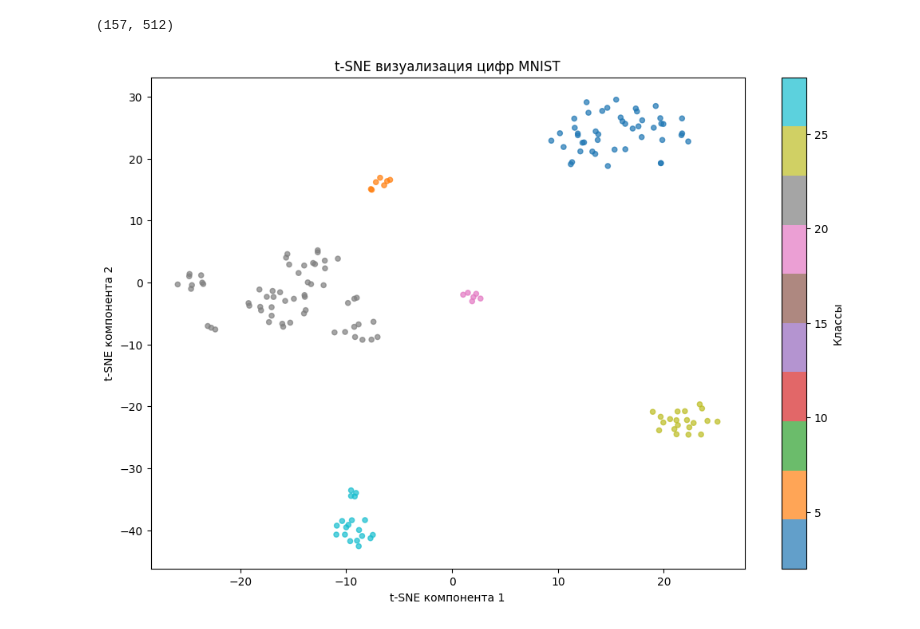
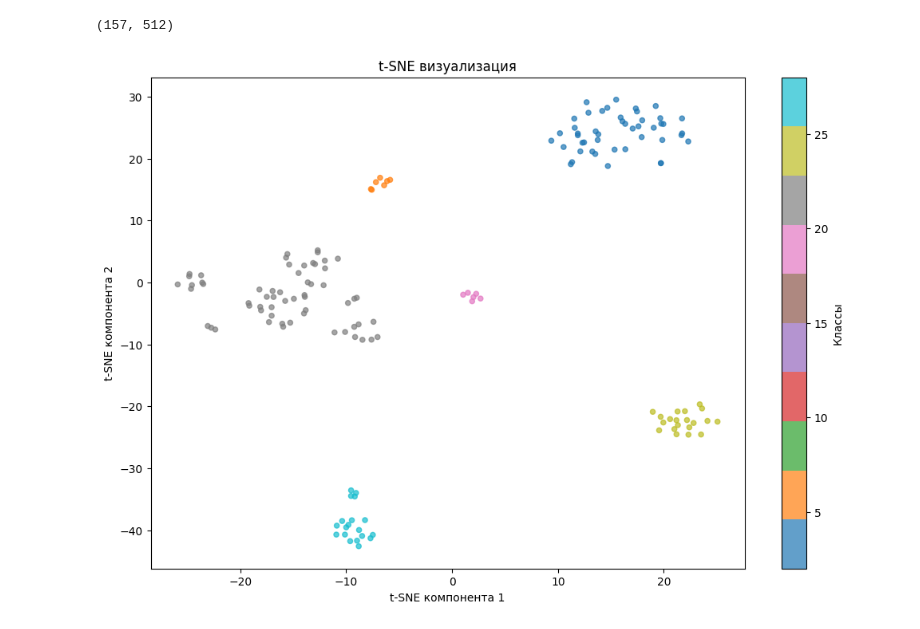
Before and after one commit to Impohimoza/Person-embedding-by-cloth, a Jupyter notebook: Person Embedding Test.ipynb, the cells around one changed output. Drawn from its saved outputs; the diff is of its cells as text; code cells hidden in the pictures.

```diff
--- a/Person Embedding Test.ipynb
+++ b/Person Embedding Test.ipynb
@@ -289,15 +286,15 @@ X.shape
 # %%
 tsne = TSNE(n_components=2, random_state=42, perplexity=13)
 X_tsne = tsne.fit_transform(X)
 
 # Визуализируем с цветами по классам
 plt.figure(figsize=(12, 8))
 scatter = plt.scatter(X_tsne[:, 0], X_tsne[:, 1],
                       c=class_list, cmap='tab10', s=20, alpha=0.7)
 plt.colorbar(scatter, label='Классы')
-plt.title('t-SNE визуализация цифр MNIST')
+plt.title('t-SNE визуализация')
 plt.xlabel('t-SNE компонента 1')
 plt.ylabel('t-SNE компонента 2')
 plt.show()
 # %% [output]
-[figure, old version]
+[figure, new version]
```
Also changed, not shown: parts of 2 cells of this notebook.
